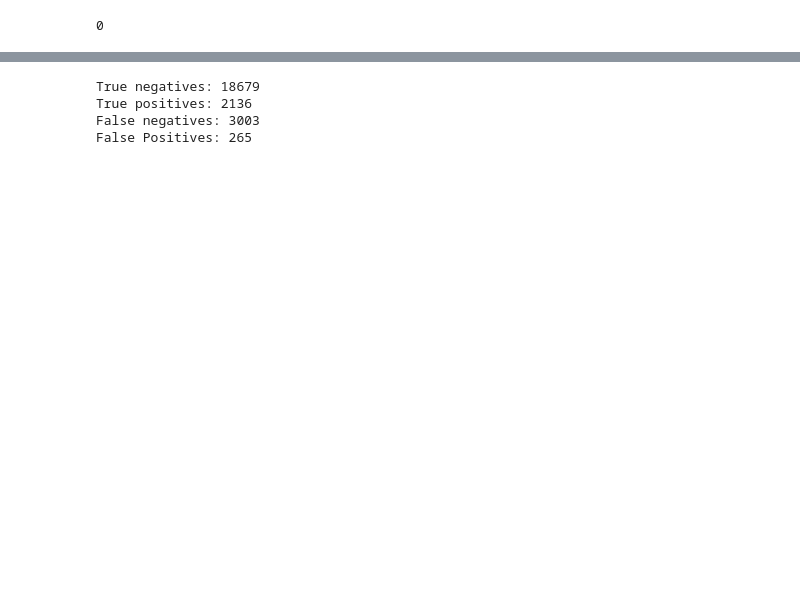
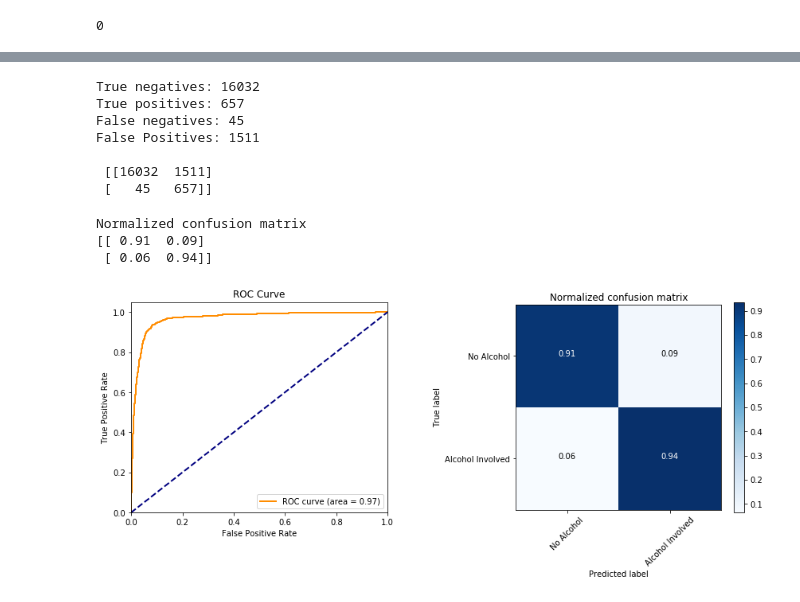
Before and after one commit to collinprather/BDI-2018-JupyterHub, a Jupyter notebook: SVM_scratch.ipynb, the cells around one changed output, grey strips where cells are left out. Saved outputs shown, nothing was run; the diff lists cells and outputs as text; code cells hidden in the pictures; blank space fills up the shorter version.

```diff
--- a/SVM_scratch.ipynb
+++ b/SVM_scratch.ipynb
@@ -192,6 +206,2 @@ y = pd.read_csv('Data/Crash_y2.csv')
 # %%
-X_train, X_test, y_train, y_test = train_test_split(X, y, test_size=0.33, random_state=1)
+X_train, X_test, y_train, y_test = train_test_split(X, y, random_state=742)
-# %%
-# Fit the SVM model
-clf = SVC(kernel='linear')
-clf.fit(X_train, y_train.values.ravel())
@@ -211,0 +208,2 @@ array([[ -6.29920955e-05,  -2.55673019e-05,   5.47977257e-05,
+# %%
+X_train_resampled, y_train_resampled = SMOTE().fit_sample(X_train, y_train)
@@ -211,0 +214,3 @@ array([[ -6.29920955e-05,  -2.55673019e-05,   5.47977257e-05,
+# %%
+clf = SVC(kernel='linear')
+clf.fit(X_train_resampled, y_train_resampled)
@@ -225,8 +235,12 @@ print('True negatives:', tn)
 print('True positives:', tp)
 print('False negatives:', fn)
 print('False Positives:', fp)
+print('\n', confusion_matrix(y_test, y_pred))
 # %% [output]
-True negatives: 18679
-True positives: 2136
-False negatives: 3003
-False Positives: 265
+True negatives: 16032
+True positives: 657
+False negatives: 45
+False Positives: 1511
+
+ [[16032  1511]
+ [   45   657]]
@@ -232,0 +283,37 @@ False Positives: 265
+# %%
+# define figure and add subplots
+fig, (ax1, ax2) = plt.subplots(1,2, figsize=(12,5))
+
+y_score = clf.decision_function(X_test)
+
+# Compute ROC curve and ROC area for each class
+fpr, tpr, thresholds = roc_curve(y_test, y_score)
+roc_auc = auc(fpr, tpr)
+
+# Plotting the ROC curve
+ax1.plot(fpr, tpr, color='darkorange',
+         lw=2, label='ROC curve (area = %0.2f)' % roc_auc)
+ax1.plot([0, 1], [0, 1], color='navy', lw=lw, linestyle='--')
+ax1.set_xlim([0.0, 1.0])
+ax1.set_ylim([0.0, 1.05])
+ax1.set_xlabel('False Positive Rate')
+ax1.set_ylabel('True Positive Rate')
+ax1.set_title('ROC Curve')
+ax1.legend(loc="lower right")
+
+# Compute confusion matrix
+cm = confusion_matrix(y_test, y_pred)
+np.set_printoptions(precision=2)
+
+# Plot normalized confusion matrix
+plot_confusion_matrix(cm, classes=['No Alcohol', 'Alcohol Involved'], normalize=True,
+                      title='Normalized confusion matrix')
+
+# adjust spacing
+plt.subplots_adjust(left=None, bottom=None, right=None, top=None,
+                wspace=.5, hspace=None)
+# %% [output]
+Normalized confusion matrix
+[[ 0.91  0.09]
+ [ 0.06  0.94]]
+[figure, added]
```
Also changed, not shown: parts of 52 cells of this notebook, 4 other files.
